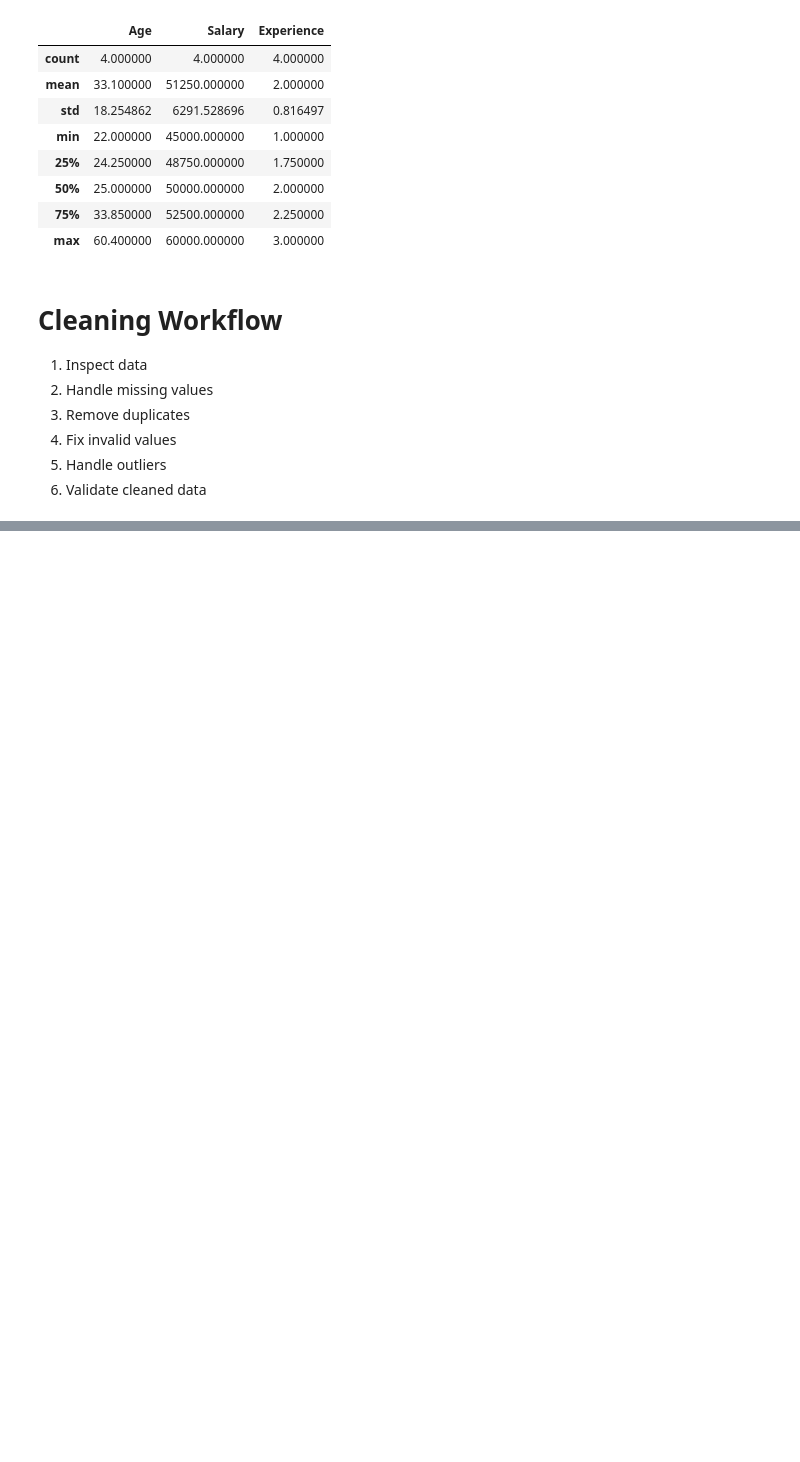
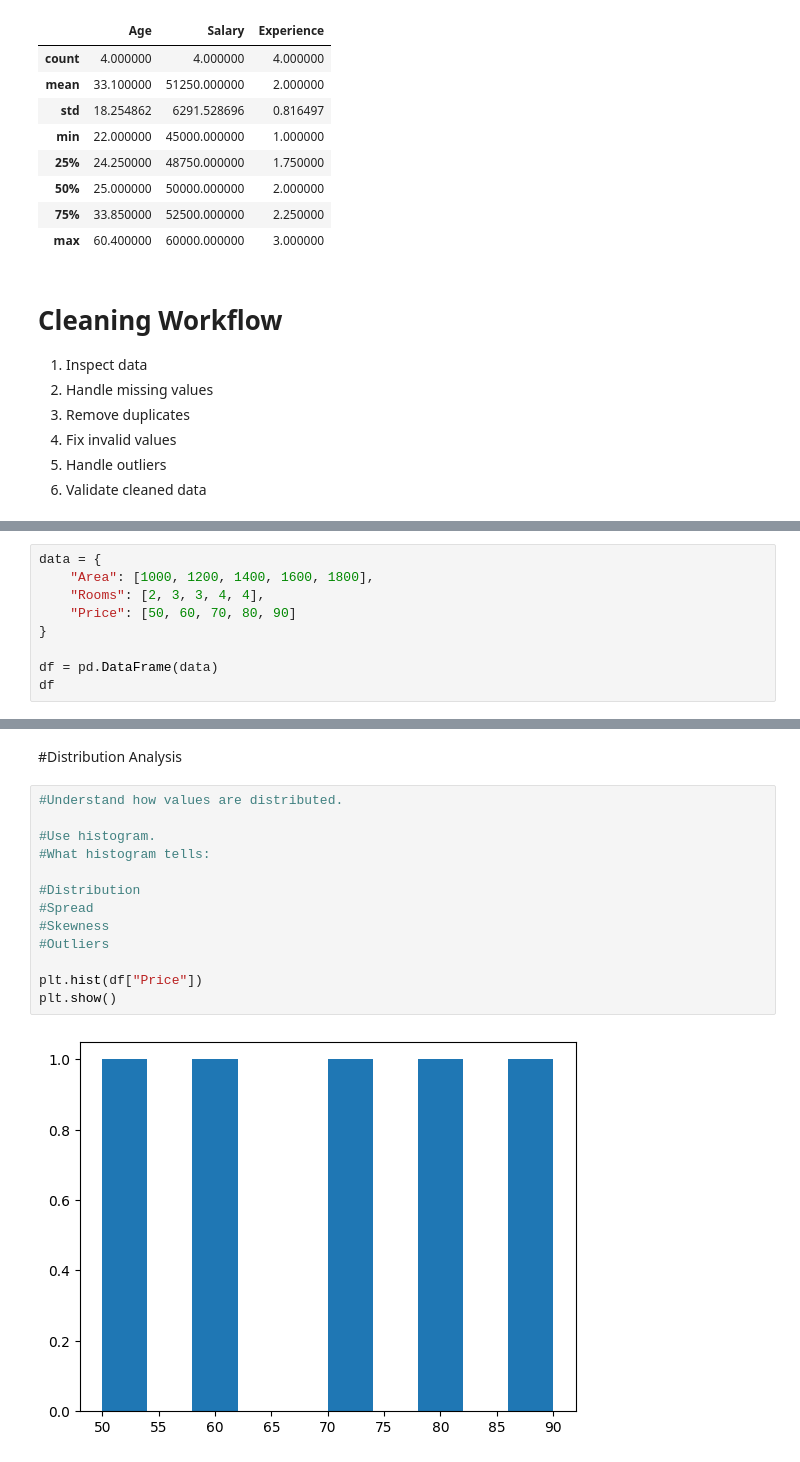
Before and after one commit to iamkhan49/Machine-Learning, a Jupyter notebook: Machine_Learning.ipynb, the cells around one changed output, grey strips where cells are left out. Saved outputs shown, nothing was run; the diff lists cells and outputs as text; blank space fills up the shorter version.

```diff
--- a/Machine_Learning.ipynb
+++ b/Machine_Learning.ipynb
@@ -725,0 +754,9 @@ df.describe()
+# %%
+data = {
+    "Area": [1000, 1200, 1400, 1600, 1800],
+    "Rooms": [2, 3, 3, 4, 4],
+    "Price": [50, 60, 70, 80, 90]
+}
+
+df = pd.DataFrame(data)
+df
@@ -725,0 +814,17 @@ df.describe()
+# %% [markdown]
+#Distribution Analysis
+# %%
+#Understand how values are distributed.
+
+#Use histogram.
+#What histogram tells:
+
+#Distribution
+#Spread
+#Skewness
+#Outliers
+
+plt.hist(df["Price"])
+plt.show()
+# %% [output]
+[figure, added]
```
Also changed, not shown: parts of 13 cells of this notebook.
